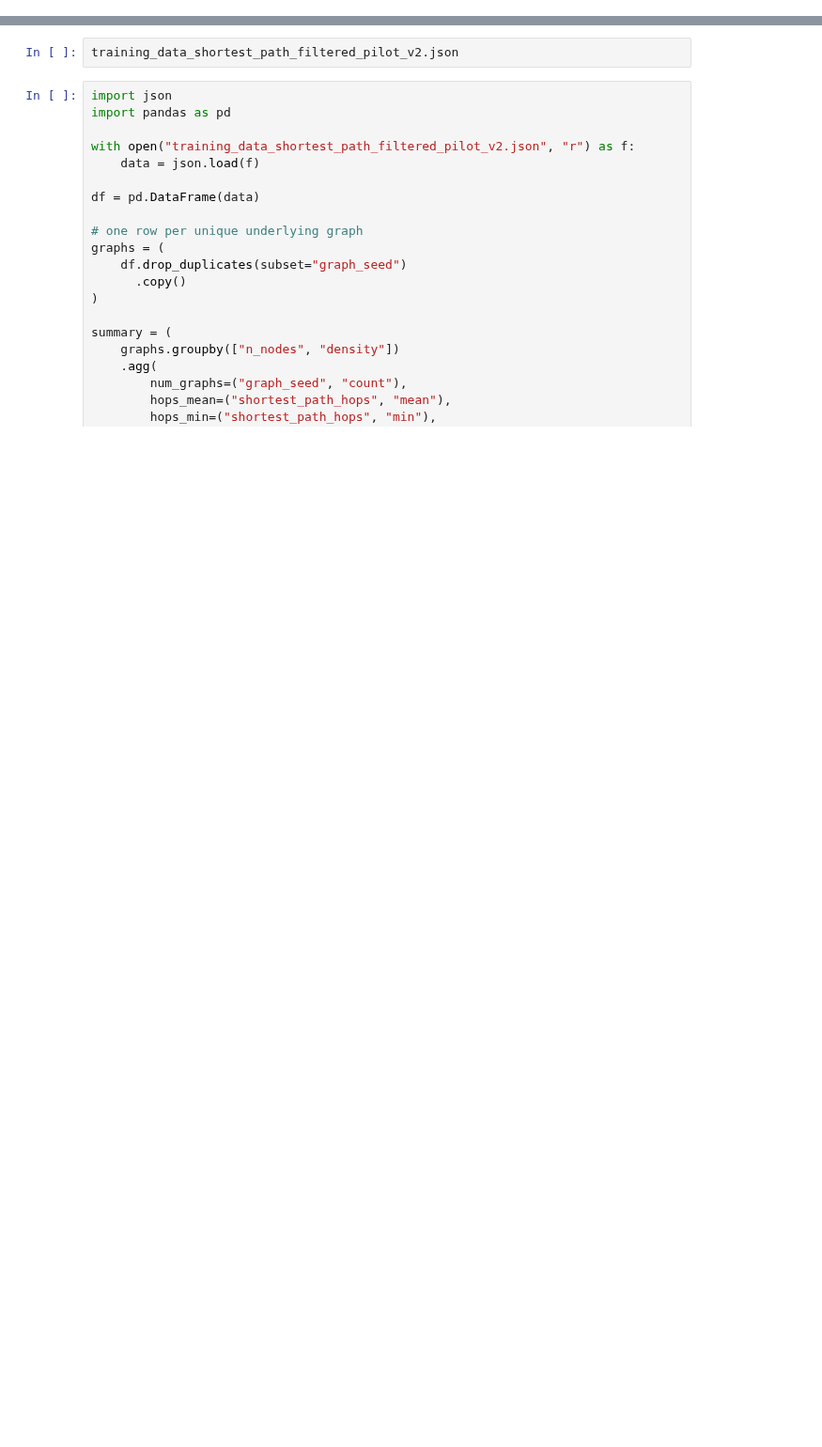
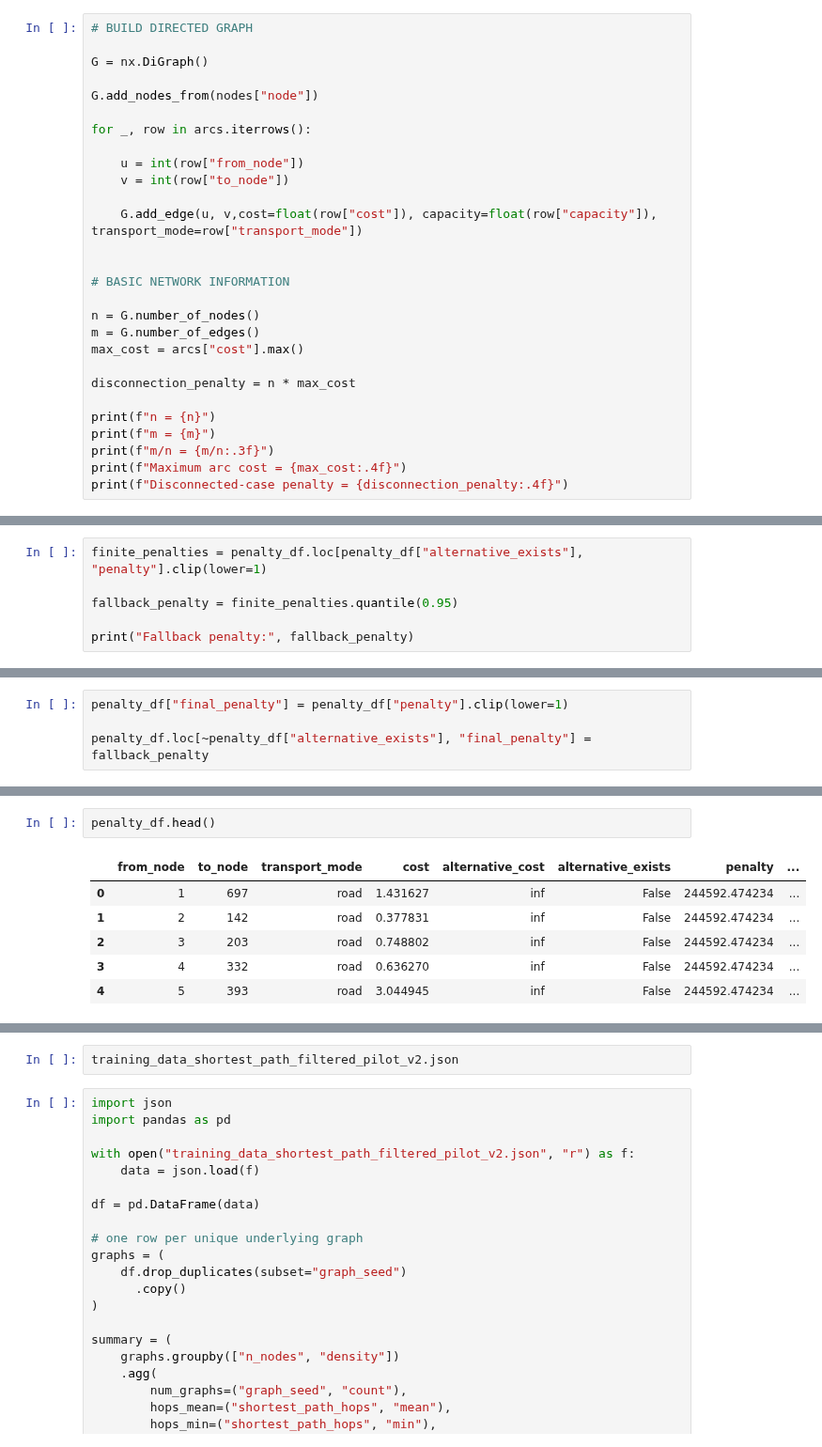
Before and after one commit to EmmaDAllen/ED-Allen-NPS-Thesis, a Jupyter notebook: Flow Validations.ipynb, the cells around one changed output, grey strips where cells are left out. Shown at 94% size. Saved outputs shown, nothing was run; the diff lists cells and outputs as text; blank space fills up the shorter version.

```diff
--- a/Flow Validations.ipynb
+++ b/Flow Validations.ipynb
@@ -5,0 +40,28 @@ import networkx as nx
+# %%
+# BUILD DIRECTED GRAPH
+
+G = nx.DiGraph()
+
+G.add_nodes_from(nodes["node"])
+
+for _, row in arcs.iterrows():
+
+    u = int(row["from_node"])
+    v = int(row["to_node"])
+
+    G.add_edge(u, v,cost=float(row["cost"]), capacity=float(row["capacity"]), transport_mode=row["transport_mode"])
+
+
+# BASIC NETWORK INFORMATION
+
+n = G.number_of_nodes()
+m = G.number_of_edges()
+max_cost = arcs["cost"].max()
+
+disconnection_penalty = n * max_cost
+
+print(f"n = {n}")
+print(f"m = {m}")
+print(f"m/n = {m/n:.3f}")
+print(f"Maximum arc cost = {max_cost:.4f}")
+print(f"Disconnected-case penalty = {disconnection_penalty:.4f}")
@@ -5,0 +269,6 @@ import networkx as nx
+# %%
+finite_penalties = penalty_df.loc[penalty_df["alternative_exists"], "penalty"].clip(lower=1)
+
+fallback_penalty = finite_penalties.quantile(0.95)
+
+print("Fallback penalty:", fallback_penalty)
@@ -5,0 +277,4 @@ import networkx as nx
+# %%
+penalty_df["final_penalty"] = penalty_df["penalty"].clip(lower=1)
+
+penalty_df.loc[~penalty_df["alternative_exists"], "final_penalty"] = fallback_penalty
@@ -5,0 +306,9 @@ import networkx as nx
+# %%
+penalty_df.head()
+# %% [output]
+|  | from_node | to_node | transport_mode | cost | alternative_cost | alternative_exists | penalty | ... |
+| 0 | 1 | 697 | road | 1.431627 | inf | False | 244592.474234 | ... |
+| 1 | 2 | 142 | road | 0.377831 | inf | False | 244592.474234 | ... |
+| 2 | 3 | 203 | road | 0.748802 | inf | False | 244592.474234 | ... |
+| 3 | 4 | 332 | road | 0.636270 | inf | False | 244592.474234 | ... |
+| 4 | 5 | 393 | road | 3.044945 | inf | False | 244592.474234 | ... |
```
Also changed, not shown: parts of 29 cells of this notebook, 9 other files.
